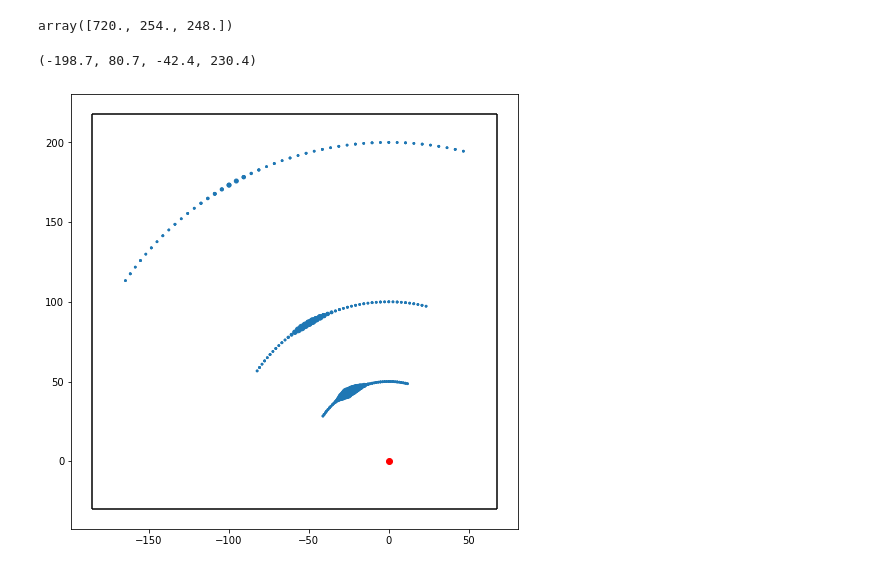
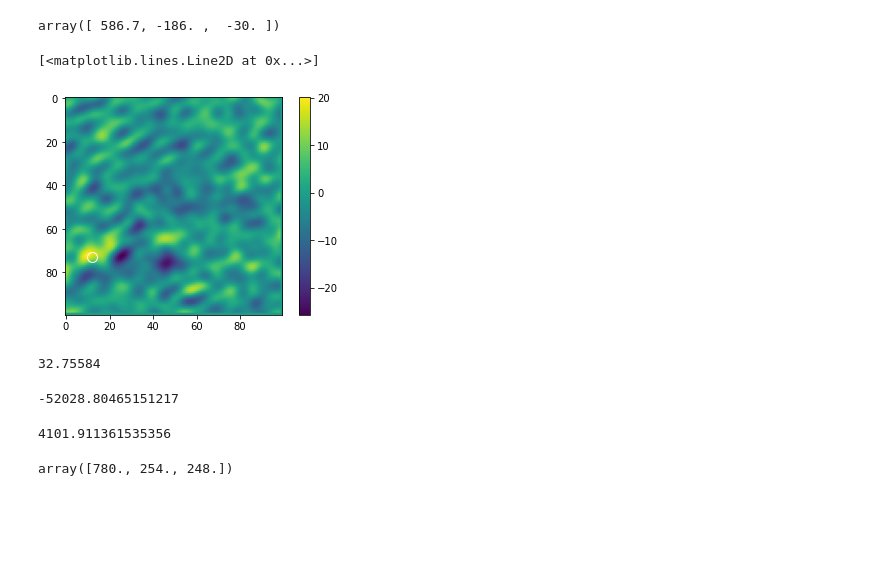
Before and after one commit to SheffieldML/advectionGPdatasets, a Jupyter notebook: juypter/Round Hill 2 example.ipynb, the cells around one changed output. Cells and saved outputs as stored; diff of their text form; code cells hidden in the pictures; blank space fills up the shorter version.

```diff
--- a/juypter/Round Hill 2 example.ipynb
+++ b/juypter/Round Hill 2 example.ipynb
@@ -12,6 +13,7 @@ import numpy as np
 # %%
 rh = RoundHill()
 X = rh.experiments[0].X
-Y = rh.experiments[0].Y
+Y = rh.experiments[0].Y #scaling
 boundary = proposeboundary(X)
 boundary[0][2]=-30 #puts the source on the grid!
+boundary[0][0]=-120 #add two minutes to start
@@ -35,0 +20,14 @@ np.set_printoptions(precision=1,suppress=True)
+# %%
+#set up our model...
+N_feat = 10000 #Number of features used to infer the source
+#k = EQ(np.array([50,12,12]), 1000)
+k = EQ(np.array([50,10,10]), 1000)
+res = [150,100,100]
+gbs = ((np.prod(res)*len(X)*8)/1024/1024/1000)
+print("Memory usage in grid model: %0.2f Gb" % gbs)
+#assert gbs<6, "TOO BIG :("
+noiseSD = 0.1
+sensors = FixedSensorModel(X,3)
+windmodel=WindSimple(rh.experiments[0].windX,rh.experiments[0].windY)
+k_0 = 1
+mInfer = Model(resolution=res,boundary=boundary,N_feat=N_feat,noiseSD=noiseSD,kernel=k,sensormodel=sensors,windmodel=windmodel,k_0=k_0) #Initiate new model for inference
@@ -35,0 +50,10 @@ np.set_printoptions(precision=1,suppress=True)
+# %%
+Nsamps = 1
+if Nsamps==1:
+    Zs = meanZ[None,:]
+else:
+    Zs = np.random.multivariate_normal(meanZ,covZ,Nsamps)
+
+sources = np.array([mInfer.computeSourceFromPhiInterpolated(z) for z in Zs])
+sourcemean = np.mean(sources,0)
+sourcevar = np.var(sources,0)
@@ -35,0 +75,4 @@ np.set_printoptions(precision=1,suppress=True)
+# %%
+gridsource = mInfer.getGridCoord(np.array([0,0,0])) #location of ground truth source
+gridX = mInfer.getGridCoord(X[:,1:])/np.array(scaleby) #grid-coords of X (inputs)
+mInferCoords = mInfer.coords
@@ -36,14 +171,29 @@ np.set_printoptions(precision=1,suppress=True)
+# %%
+mInfer.coords[:,135,0,0]
+# %% [output]
+array([ 586.7, -186. ,  -30. ])
+# %%
+plt.imshow(sourcemean[50,:,:])
+#plt.clim([5,30])
+plt.colorbar()
+plt.plot(gridsource[2],gridsource[1],'ow',markersize=10,fillstyle='none')
+# %% [output]
+[<matplotlib.lines.Line2D at 0x...>]
+[figure, added]
+# %%
+dt,dx,dy,_,_,_,_,_ =mInfer.getGridStepSize()
+# %% [output]
+32.75584
+# %%
+np.mean(np.sum(sourcemean,(1,2))*dt*dx*dy)
+#np.mean(np.sum(sourcemean[25:135,60:80,40:65],(1,2))*dt*dx*dy)
+# %% [output]
+-52028.80465151217
+# %%
+np.mean(np.sum(sourcemean[25:135,0:25,60:80],(1,2))*dt*dx*dy)
+# %% [output]
+4101.911361535356
 # %%
 np.array(boundary[1])-np.array(boundary[0])
 # %% [output]
-array([720., 254., 248.])
+array([780., 254., 248.])
-# %%
-plt.figure(figsize=[8,8])
-plt.scatter(X[:,2],X[:,3],3+Y/10)
-plt.hlines([boundary[0][2],boundary[1][2]],boundary[0][1],boundary[1][1])
-plt.vlines([boundary[0][1],boundary[1][1]],boundary[0][2],boundary[1][2])
-plt.plot([0],[0],'or')
-plt.axis('equal')
-# %% [output]
-(-198.7, 80.7, -42.4, 230.4)
-[figure, removed]
```
Also changed, not shown: parts of 35 cells of this notebook, 1 other file.
